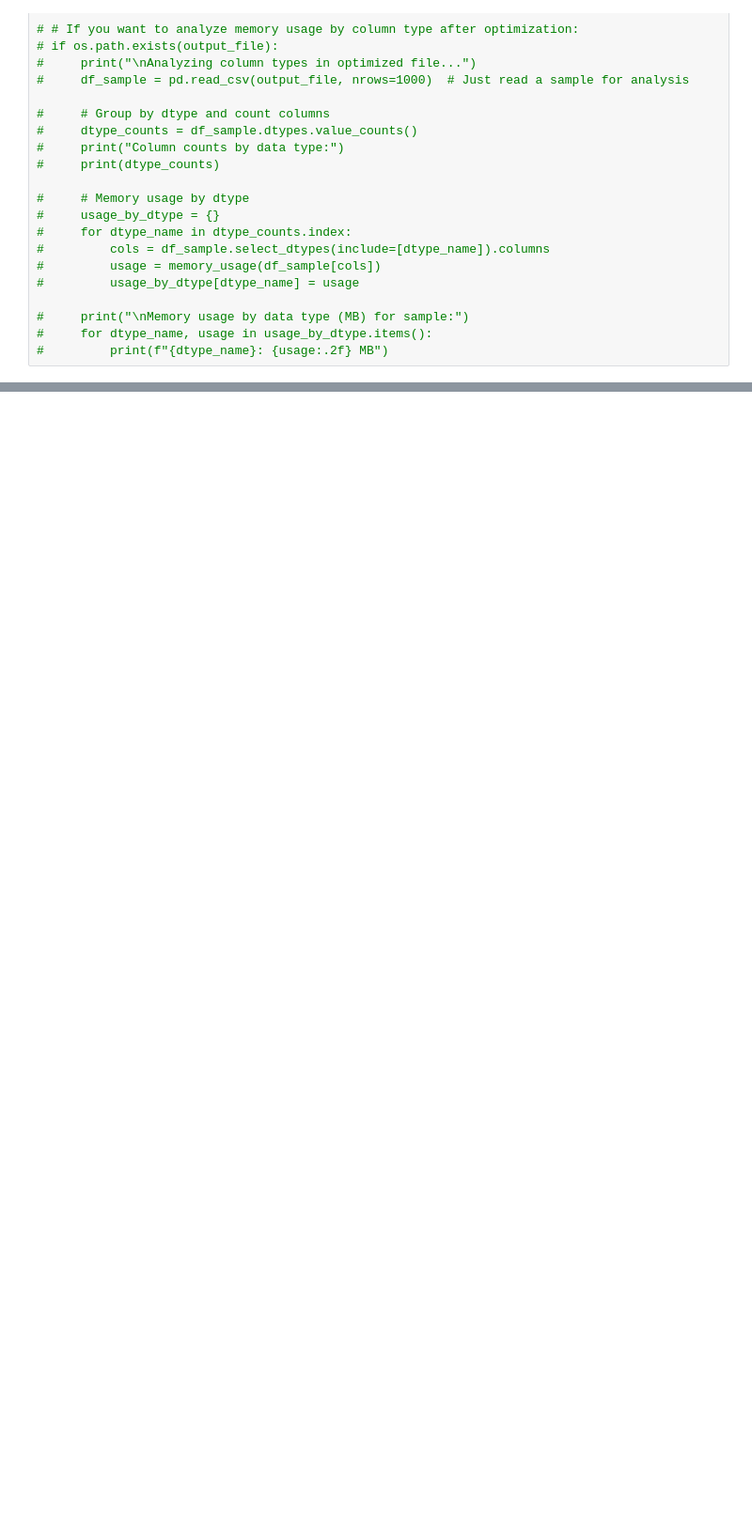
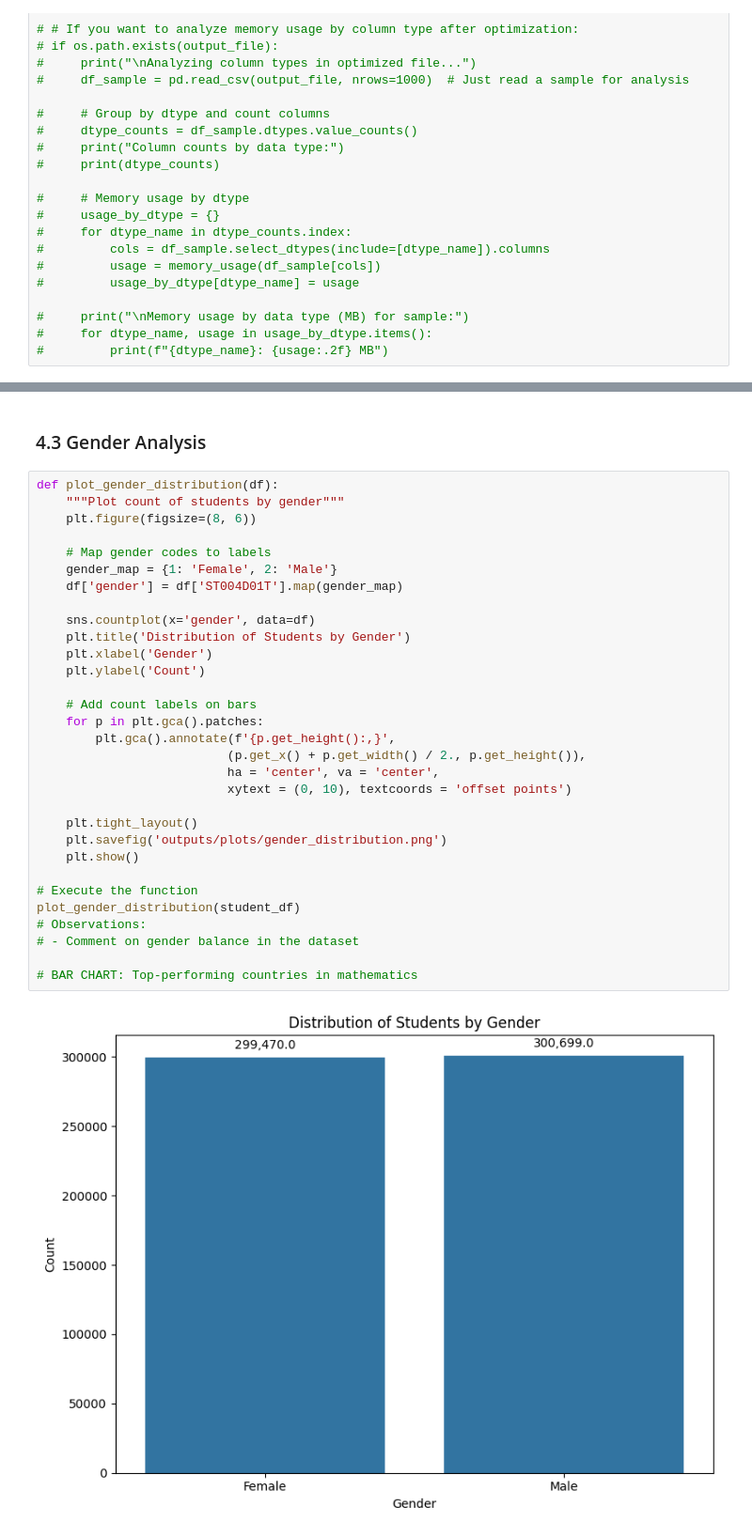
Before and after one commit to obadaDeg/pisa-data-visualization-project, a Jupyter notebook: data_analysis/data_visualization.ipynb, the cells around one changed output, grey strips where cells are left out. Shown at 94% size. Saved outputs shown, nothing was run; the diff lists cells and outputs as text; blank space fills up the shorter version.

```diff
--- a/data_analysis/data_visualization.ipynb
+++ b/data_analysis/data_visualization.ipynb
@@ -917,0 +966,35 @@ Analysis complete! Results saved to 'outputs/tables/' and plots saved to 'output
+# %% [markdown]
+### 4.3 Gender Analysis
+# %%
+def plot_gender_distribution(df):
+    """Plot count of students by gender"""
+    plt.figure(figsize=(8, 6))
+
+    # Map gender codes to labels
+    gender_map = {1: 'Female', 2: 'Male'}
+    df['gender'] = df['ST004D01T'].map(gender_map)
+
+    sns.countplot(x='gender', data=df)
+    plt.title('Distribution of Students by Gender')
+    plt.xlabel('Gender')
+    plt.ylabel('Count')
+
+    # Add count labels on bars
+    for p in plt.gca().patches:
+        plt.gca().annotate(f'{p.get_height():,}',
+                          (p.get_x() + p.get_width() / 2., p.get_height()),
+                          ha = 'center', va = 'center',
+                          xytext = (0, 10), textcoords = 'offset points')
+
+    plt.tight_layout()
+    plt.savefig('outputs/plots/gender_distribution.png')
+    plt.show()
+
+# Execute the function
+plot_gender_distribution(student_df)
+# Observations:
+# - Comment on gender balance in the dataset
+
+# BAR CHART: Top-performing countries in mathematics
+# %% [output]
+[figure, added]
```
Also changed, not shown: parts of 47 cells of this notebook, 38 other files.
